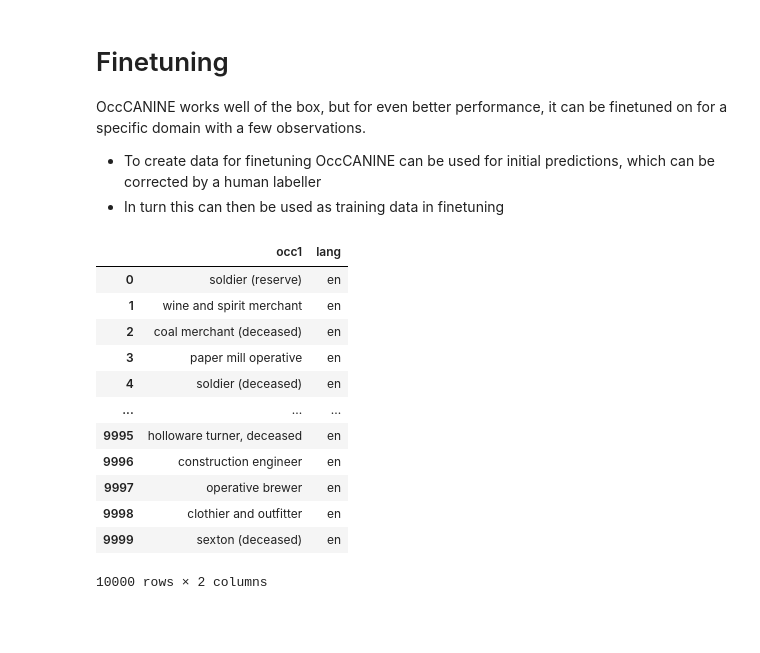
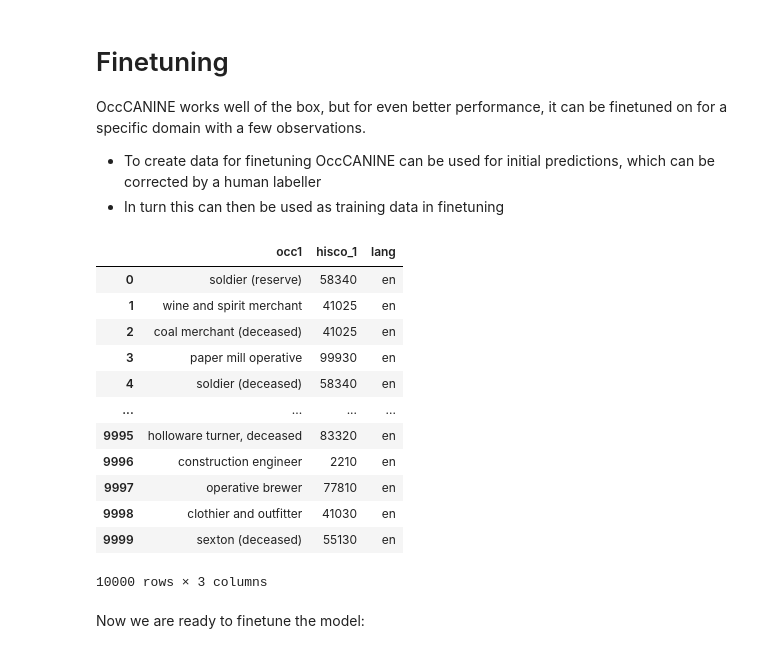
Before and after one commit to christianvedels/OccCANINE, a Jupyter notebook: OccCANINE_colab.ipynb, the cells around one changed output. Saved outputs shown, nothing was run; the diff lists cells and outputs as text; code cells hidden in the pictures; blank space fills up the shorter version.

```diff
--- a/OccCANINE_colab.ipynb
+++ b/OccCANINE_colab.ipynb
@@ -117,26 +128,26 @@ OccCANINE works well of the box, but for even better performance, it can be fine
 - In turn this can then be used as training data in finetuning
 # %%
 # Setup
-df = pd.read_csv(
-    "Data/TOYDATA.csv"
-    )
-label_cols = ["hisco_1"]
+import pandas as pd
+df = pd.read_csv("Data/TOYDATA.csv")
 
 # Set lang
 df["lang"] = "en"  # English
 
 df
 # %% [output]
-|  | occ1 | lang |
-| 0 | soldier (reserve) | en |
-| 1 | wine and spirit merchant | en |
-| 2 | coal merchant (deceased) | en |
-| 3 | paper mill operative | en |
-| 4 | soldier (deceased) | en |
-| ... | ... | ... |
-| 9995 | holloware turner, deceased | en |
-| 9996 | construction engineer | en |
-| 9997 | operative brewer | en |
-| 9998 | clothier and outfitter | en |
-| 9999 | sexton (deceased) | en |
+|  | occ1 | hisco_1 | lang |
+| 0 | soldier (reserve) | 58340 | en |
+| 1 | wine and spirit merchant | 41025 | en |
+| 2 | coal merchant (deceased) | 41025 | en |
+| 3 | paper mill operative | 99930 | en |
+| 4 | soldier (deceased) | 58340 | en |
+| ... | ... | ... | ... |
+| 9995 | holloware turner, deceased | 83320 | en |
+| 9996 | construction engineer | 2210 | en |
+| 9997 | operative brewer | 77810 | en |
+| 9998 | clothier and outfitter | 41030 | en |
+| 9999 | sexton (deceased) | 55130 | en |
-10000 rows × 2 columns
+10000 rows × 3 columns
+# %% [markdown]
+Now we are ready to finetune the model:
```
Also changed, not shown: parts of 8 cells of this notebook.
